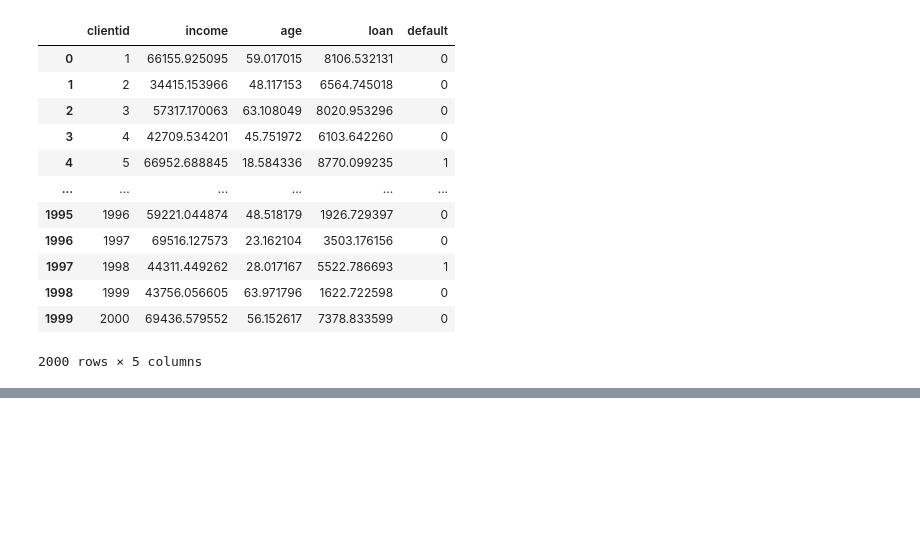
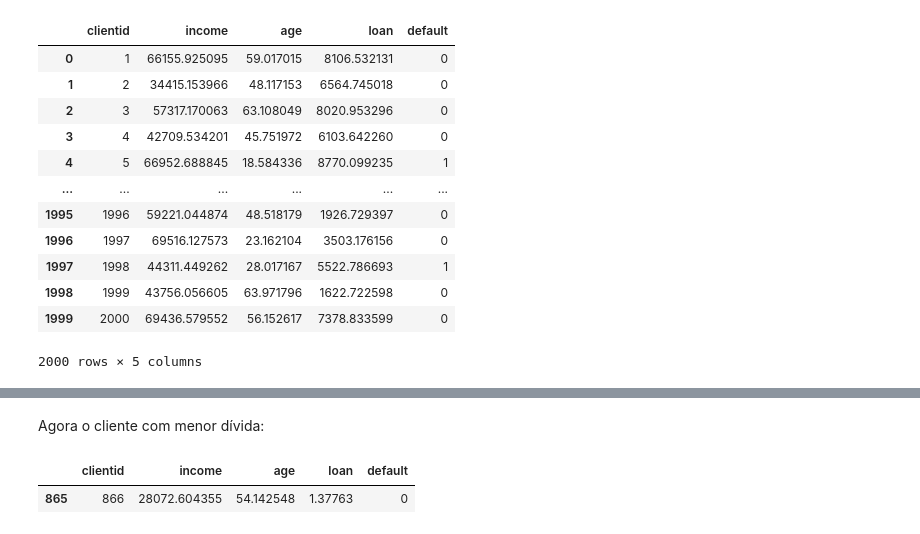
Before and after one commit to wnbrandao/wnbrandao, a Jupyter notebook: Untitled0.ipynb, the cells around one changed output, grey strips where cells are left out. Cells and saved outputs as stored; diff of their text form; code cells hidden in the pictures; blank space fills up the shorter version.

```diff
--- a/Untitled0.ipynb
+++ b/Untitled0.ipynb
@@ -40,0 +60,7 @@ base_credit
+# %% [markdown]
+Agora o cliente com menor dívida:
+# %%
+base_credit[base_credit['loan']<=1.377630	]
+# %% [output]
+|  | clientid | income | age | loan | default |
+| 865 | 866 | 28072.604355 | 54.142548 | 1.37763 | 0 |
```
Also changed, not shown: parts of 6 cells of this notebook.
